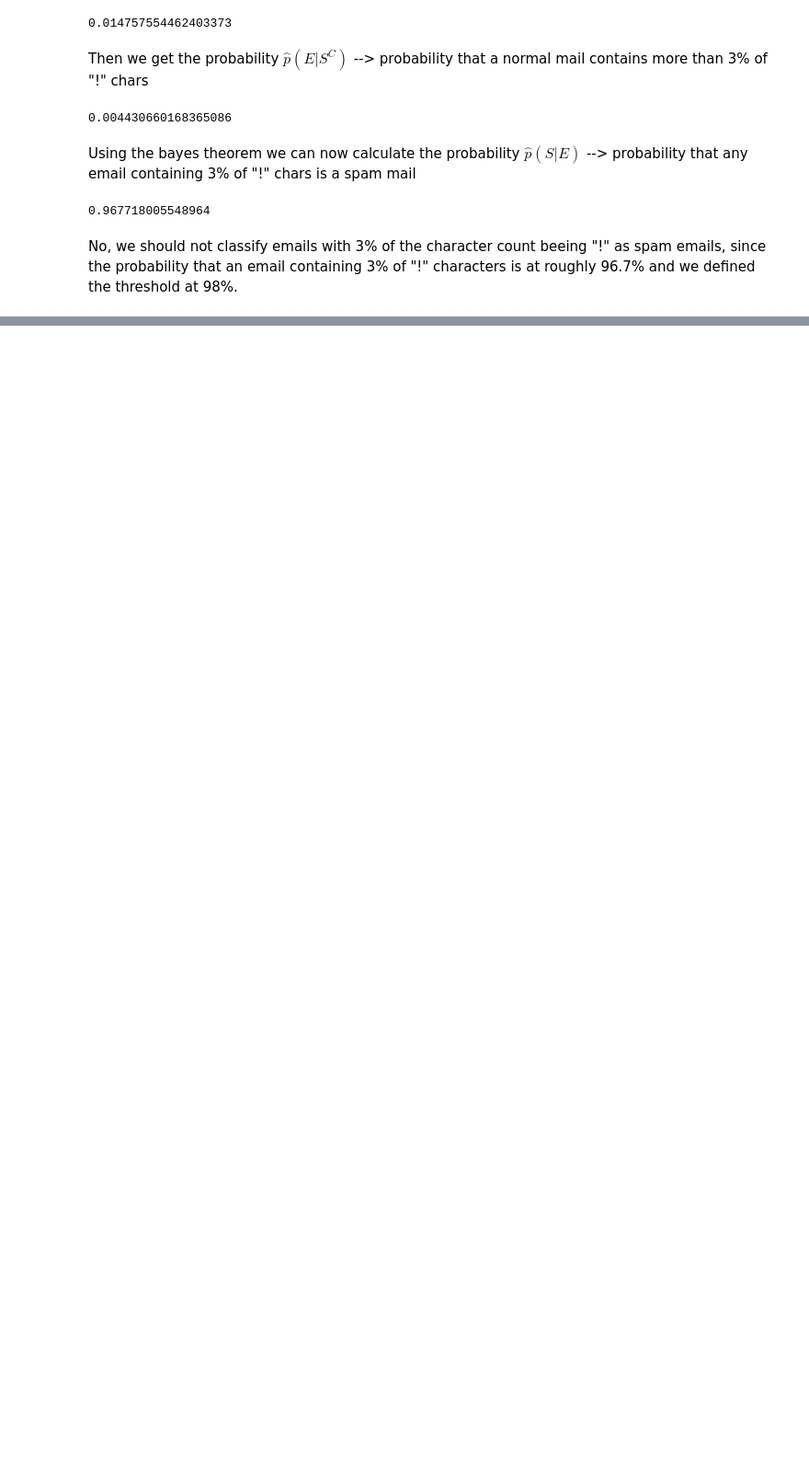
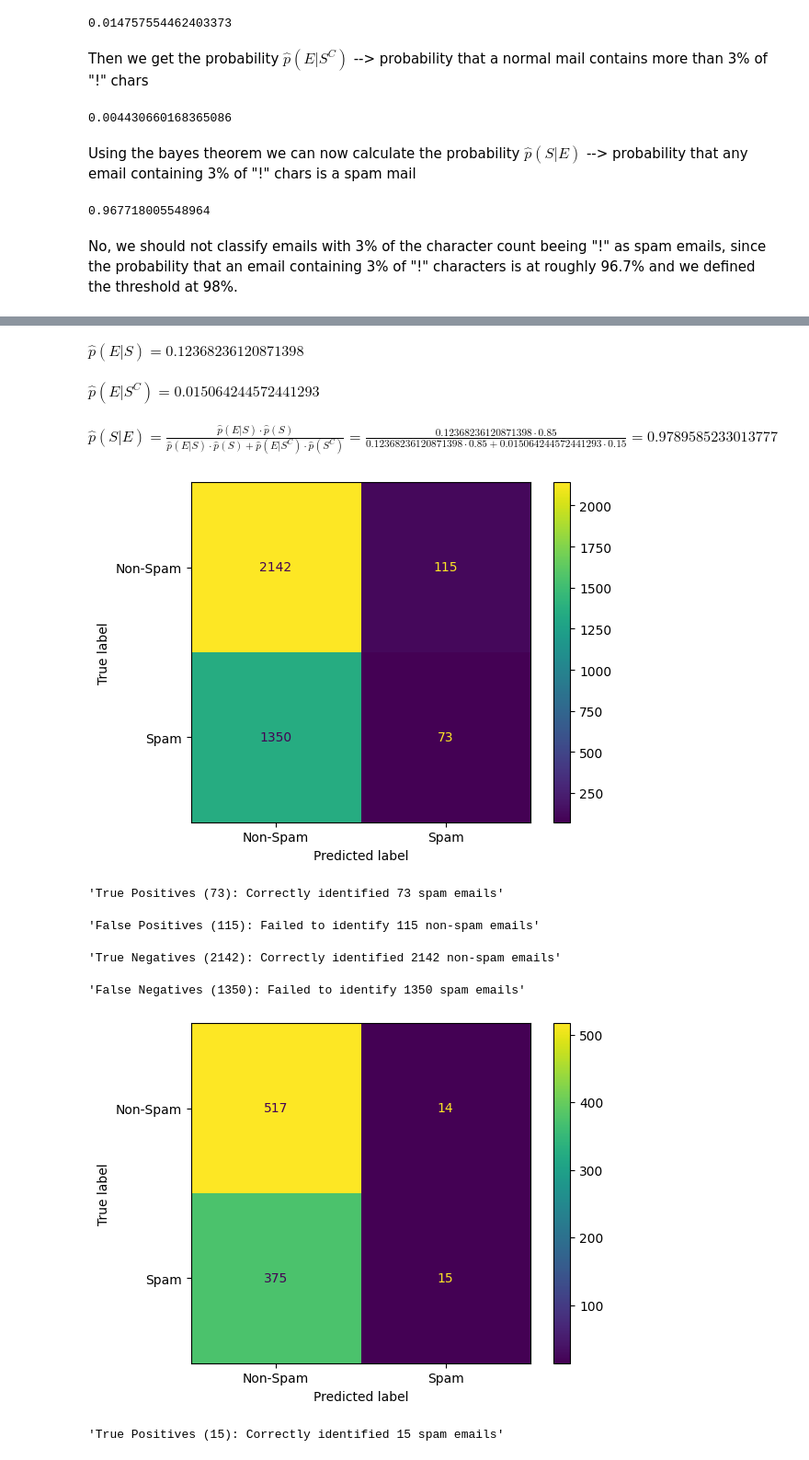
Before and after one commit to GionRubitschung/applied-statistics, a Jupyter notebook: spamfilter_template.ipynb, the cells around one changed output, grey strips where cells are left out. Shown at 92% size. Drawn from its saved outputs; the diff is of its cells as text; code cells hidden in the pictures; blank space fills up the shorter version.

```diff
--- a/spamfilter_template.ipynb
+++ b/spamfilter_template.ipynb
@@ -177,0 +438,13 @@ No, we should not classify emails with 3% of the character count beeing "!" as s
+# %%
+compute_p_S_E([("char_freq_!", operator.gt, event_threshold_2)], test_set=True, p_S=0.85, p_Sc=0.15)
+# %% [output]
+$\displaystyle \hat{p}(E|S) = 0.12368236120871398$
+$\displaystyle \hat{p}(E|S^C) = 0.015064244572441293$
+$\displaystyle \hat{p}(S|E) = \frac{\hat{p}(E|S) \cdot \hat{p}(S)}{\hat{p}(E|S) \cdot \hat{p}(S) + \hat{p}(E|S^C) \cdot \hat{p}(S^C)} = \frac{0.12368236120871398 \cdot 0.85}{0.12368236120871398 \cdot 0.85 + 0.015064244572441293 \cdot 0.15} = 0.9789585233013777$
+[figure, added]
+'True Positives (73): Correctly identified 73 spam emails'
+'False Positives (115): Failed to identify 115 non-spam emails'
+'True Negatives (2142): Correctly identified 2142 non-spam emails'
+'False Negatives (1350): Failed to identify 1350 spam emails'
+[figure, added]
+'True Positives (15): Correctly identified 15 spam emails'
```
Also changed, not shown: parts of 45 cells of this notebook, 2 other files.
